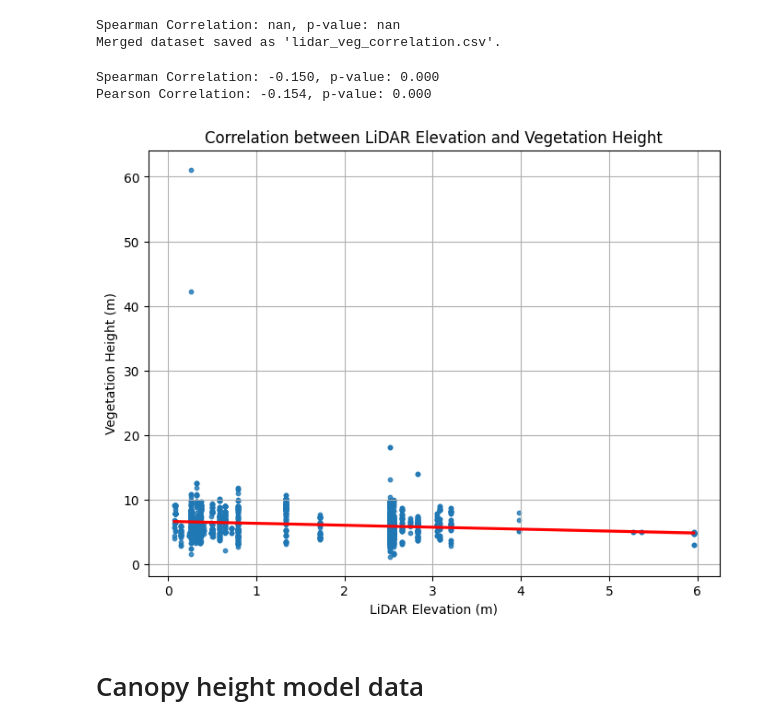
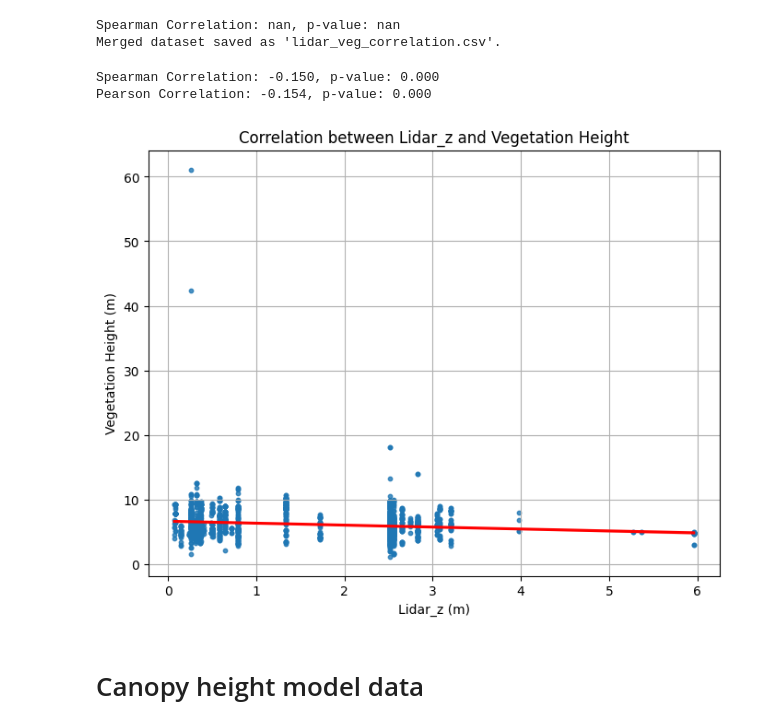
Before and after one commit to MayerT1/COLAB_DEV_GEDI-BDL, a Jupyter notebook: Python_and_R_version_Neon_tree_height_and_Lidar_CHM.ipynb, the cells around one changed output. Saved outputs shown, nothing was run; the diff lists cells and outputs as text; code cells hidden in the pictures.

```diff
--- a/Python_and_R_version_Neon_tree_height_and_Lidar_CHM.ipynb
+++ b/Python_and_R_version_Neon_tree_height_and_Lidar_CHM.ipynb
@@ -515,7 +515,7 @@ las = laspy.read(laz_file)
 lidar_df = pd.DataFrame({
     "Easting": np.array(las.x),        # Convert ScaledArrayView to NumPy array
     "Northing": np.array(las.y),
-    "Elevation": np.array(las.z),
+    "Lidar_z": np.array(las.z),
     "Intensity": np.array(las.intensity)
 })
 #lidar_df.head()
@@ -539,7 +539,7 @@ merged_gdf = gpd.sjoin_nearest(veg_gdf, lidar_gdf, how="inner", max_distance=100
 
 # Compute correlation between LiDAR elevation and vegetation height
 if "height" in merged_gdf.columns:  # Ensure 'height' exists in the Veg data
-    correlation, p_value = spearmanr(merged_gdf["Elevation"], merged_gdf["height"])
+    correlation, p_value = spearmanr(merged_gdf["Lidar_z"], merged_gdf["height"])
     print(f"Spearman Correlation: {correlation}, p-value: {p_value}")
 else:
     print("No 'height' column found in vegetation data. Check column names.")
@@ -554,38 +554,38 @@ Merged dataset saved as 'lidar_veg_correlation.csv'.
 import numpy as np
 import matplotlib.pyplot as plt
 import seaborn as sns
 from scipy.stats import spearmanr, pearsonr
 
 # Ensure the 'height' column exists in vegetation data
 if "height" in merged_gdf.columns:
     # Select only valid numeric values
-    merged_clean = merged_gdf[["Elevation", "height"]].replace([np.inf, -np.inf], np.nan).dropna()
+    merged_clean = merged_gdf[["Lidar_z", "height"]].replace([np.inf, -np.inf], np.nan).dropna()
 
-    lidar_elevation = merged_clean["Elevation"]
+    lidar_elevation = merged_clean["Lidar_z"]
     vegetation_height = merged_clean["height"]
 
     # Compute correlation statistics
     spearman_corr, spearman_p = spearmanr(lidar_elevation, vegetation_height)
     pearson_corr, pearson_p = pearsonr(lidar_elevation, vegetation_height)
 
     print(f"Spearman Correlation: {spearman_corr:.3f}, p-value: {spearman_p:.3f}")
     print(f"Pearson Correlation: {pearson_corr:.3f}, p-value: {pearson_p:.3f}")
 
     # Create scatter plot with regression line
     plt.figure(figsize=(8, 6))
     sns.regplot(x=lidar_elevation, y=vegetation_height, scatter_kws={'s':10}, line_kws={'color':'red'})
 
-    plt.xlabel("LiDAR Elevation (m)")
+    plt.xlabel("Lidar_z (m)")
     plt.ylabel("Vegetation Height (m)")
-    plt.title("Correlation between LiDAR Elevation and Vegetation Height")
+    plt.title("Correlation between Lidar_z and Vegetation Height")
     plt.grid(True)
     plt.show()
 else:
     print("No 'height' column found in vegetation data. Check column names.")
 # %% [output]
 Spearman Correlation: -0.150, p-value: 0.000
 Pearson Correlation: -0.154, p-value: 0.000
-[figure, old version]
+[figure, new version]
 # %% [markdown]
 # Canopy height model data
 # %%
```
